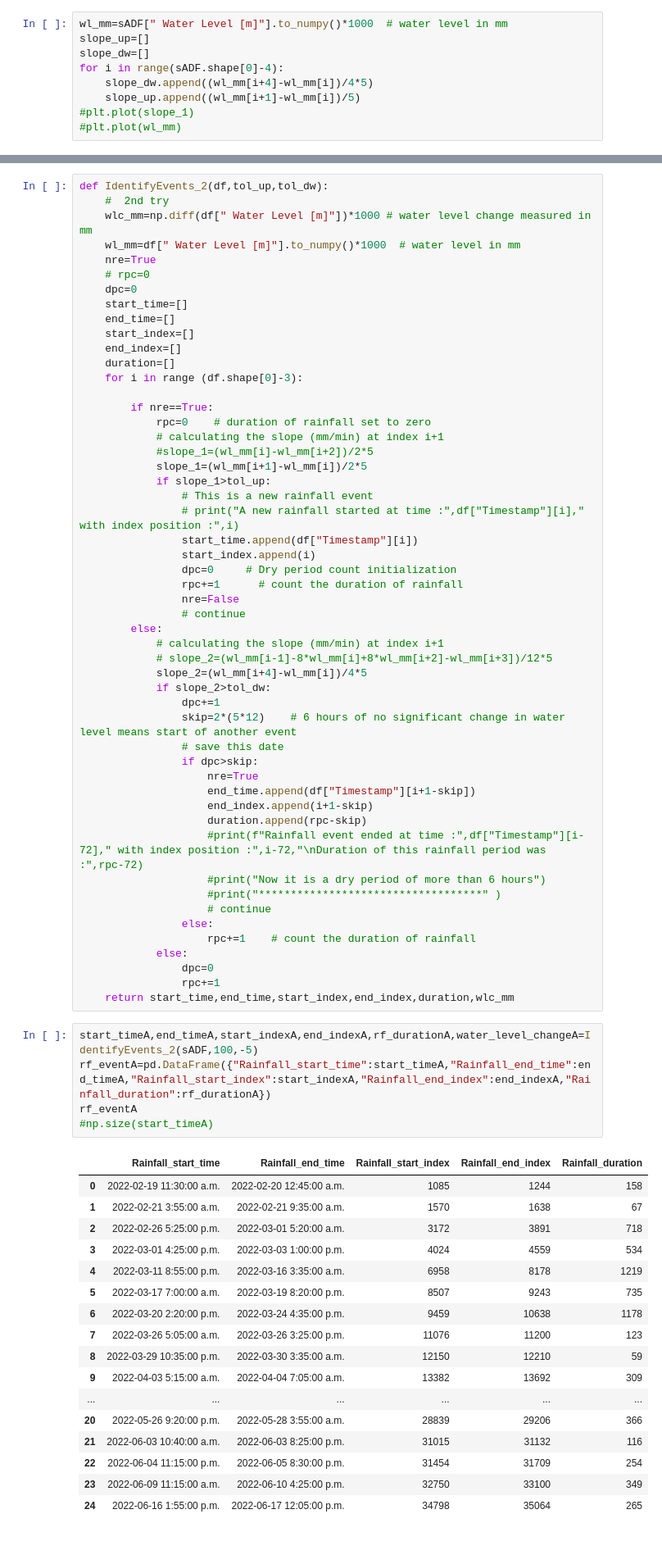
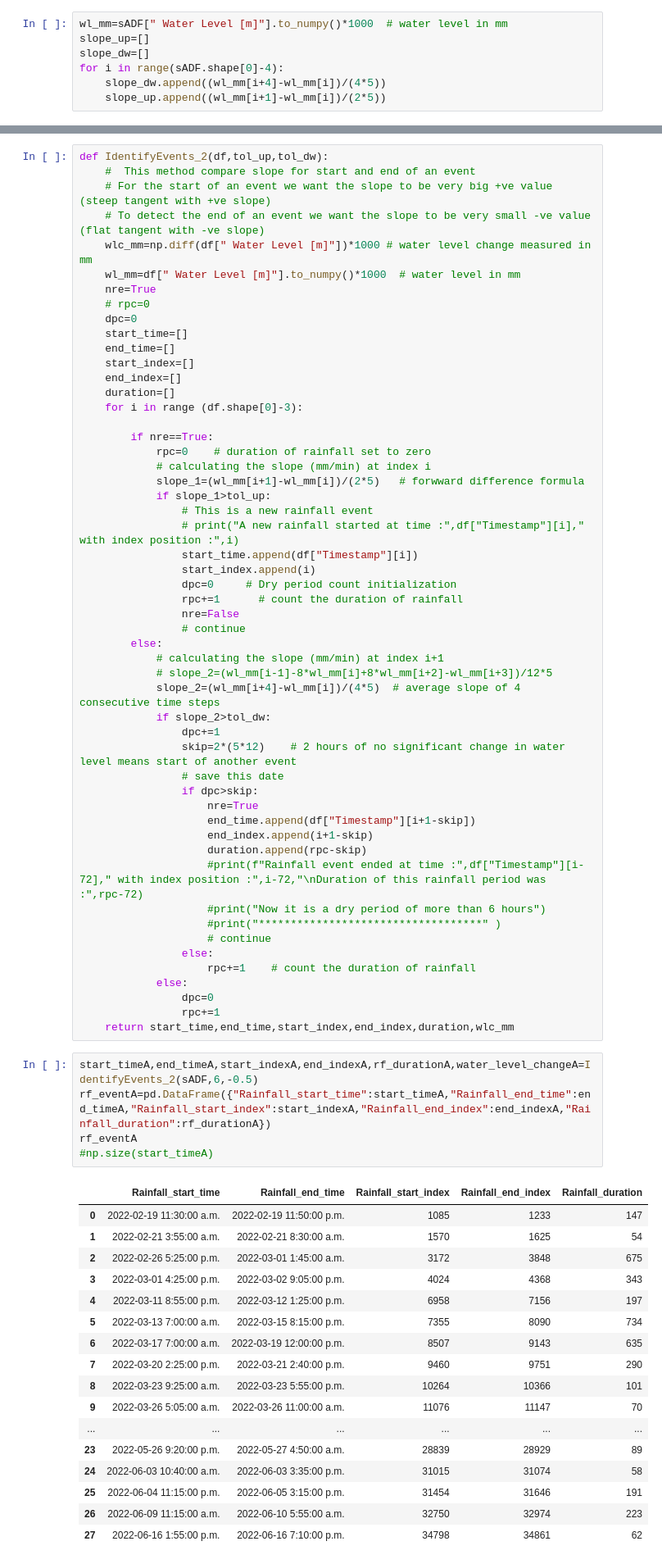
Before and after one commit to hasibum/m2pi22-Novion-Project, a Jupyter notebook: water_level_data.ipynb, the cells around one changed output, grey strips where cells are left out. Shown at 82% size. Saved outputs shown, nothing was run; the diff lists cells and outputs as text.

```diff
--- a/water_level_data.ipynb
+++ b/water_level_data.ipynb
@@ -64,10 +20,8 @@ wl_mm=sADF[" Water Level [m]"].to_numpy()*1000  # water level in mm
 slope_up=[]
 slope_dw=[]
 for i in range(sADF.shape[0]-4):
-    slope_dw.append((wl_mm[i+4]-wl_mm[i])/4*5)
-    slope_up.append((wl_mm[i+1]-wl_mm[i])/5)
-#plt.plot(slope_1)
-#plt.plot(wl_mm)
+    slope_dw.append((wl_mm[i+4]-wl_mm[i])/(4*5))
+    slope_up.append((wl_mm[i+1]-wl_mm[i])/(2*5))
 # %%
 plt.hist(slope_dw)
 # %% [output]
@@ -89,6 +43,8 @@ plt.hist(slope_up)
 # %%
 def IdentifyEvents_2(df,tol_up,tol_dw):
-    #  2nd try
+    #  This method compare slope for start and end of an event
+    # For the start of an event we want the slope to be very big +ve value (steep tangent with +ve slope)
+    # To detect the end of an event we want the slope to be very small -ve value (flat tangent with -ve slope)
     wlc_mm=np.diff(df[" Water Level [m]"])*1000 # water level change measured in mm
     wl_mm=df[" Water Level [m]"].to_numpy()*1000  # water level in mm
     nre=True
@@ -103,9 +59,8 @@ def IdentifyEvents_2(df,tol_up,tol_dw):
 
         if nre==True:
             rpc=0    # duration of rainfall set to zero
-            # calculating the slope (mm/min) at index i+1
-            #slope_1=(wl_mm[i]-wl_mm[i+2])/2*5
-            slope_1=(wl_mm[i+1]-wl_mm[i])/2*5
+            # calculating the slope (mm/min) at index i
+            slope_1=(wl_mm[i+1]-wl_mm[i])/(2*5)   # forwward difference formula
             if slope_1>tol_up:
                 # This is a new rainfall event
                 # print("A new rainfall started at time :",df["Timestamp"][i]," with index position :",i)
@@ -118,10 +73,10 @@ def IdentifyEvents_2(df,tol_up,tol_dw):
         else:
             # calculating the slope (mm/min) at index i+1
             # slope_2=(wl_mm[i-1]-8*wl_mm[i]+8*wl_mm[i+2]-wl_mm[i+3])/12*5
-            slope_2=(wl_mm[i+4]-wl_mm[i])/4*5
+            slope_2=(wl_mm[i+4]-wl_mm[i])/(4*5)  # average slope of 4 consecutive time steps
             if slope_2>tol_dw:
                 dpc+=1
-                skip=2*(5*12)    # 6 hours of no significant change in water level means start of another event
+                skip=2*(5*12)    # 2 hours of no significant change in water level means start of another event
                 # save this date
                 if dpc>skip:
                     nre=True
@@ -139,28 +94,28 @@ def IdentifyEvents_2(df,tol_up,tol_dw):
                 rpc+=1
     return start_time,end_time,start_index,end_index,duration,wlc_mm
 # %%
-start_timeA,end_timeA,start_indexA,end_indexA,rf_durationA,water_level_changeA=IdentifyEvents_2(sADF,100,-5)
+start_timeA,end_timeA,start_indexA,end_indexA,rf_durationA,water_level_changeA=IdentifyEvents_2(sADF,6,-0.5)
 rf_eventA=pd.DataFrame({"Rainfall_start_time":start_timeA,"Rainfall_end_time":end_timeA,"Rainfall_start_index":start_indexA,"Rainfall_end_index":end_indexA,"Rainfall_duration":rf_durationA})
 rf_eventA
 #np.size(start_timeA)
 # %% [output]
 |  | Rainfall_start_time | Rainfall_end_time | Rainfall_start_index | Rainfall_end_index | Rainfall_duration |
-| 0 | 2022-02-19 11:30:00 a.m. | 2022-02-20 12:45:00 a.m. | 1085 | 1244 | 158 |
-| 1 | 2022-02-21 3:55:00 a.m. | 2022-02-21 9:35:00 a.m. | 1570 | 1638 | 67 |
-| 2 | 2022-02-26 5:25:00 p.m. | 2022-03-01 5:20:00 a.m. | 3172 | 3891 | 718 |
-| 3 | 2022-03-01 4:25:00 p.m. | 2022-03-03 1:00:00 p.m. | 4024 | 4559 | 534 |
-| 4 | 2022-03-11 8:55:00 p.m. | 2022-03-16 3:35:00 a.m. | 6958 | 8178 | 1219 |
-| 5 | 2022-03-17 7:00:00 a.m. | 2022-03-19 8:20:00 p.m. | 8507 | 9243 | 735 |
-| 6 | 2022-03-20 2:20:00 p.m. | 2022-03-24 4:35:00 p.m. | 9459 | 10638 | 1178 |
-| 7 | 2022-03-26 5:05:00 a.m. | 2022-03-26 3:25:00 p.m. | 11076 | 11200 | 123 |
-| 8 | 2022-03-29 10:35:00 p.m. | 2022-03-30 3:35:00 a.m. | 12150 | 12210 | 59 |
-| 9 | 2022-04-03 5:15:00 a.m. | 2022-04-04 7:05:00 a.m. | 13382 | 13692 | 309 |
+| 0 | 2022-02-19 11:30:00 a.m. | 2022-02-19 11:50:00 p.m. | 1085 | 1233 | 147 |
+| 1 | 2022-02-21 3:55:00 a.m. | 2022-02-21 8:30:00 a.m. | 1570 | 1625 | 54 |
+| 2 | 2022-02-26 5:25:00 p.m. | 2022-03-01 1:45:00 a.m. | 3172 | 3848 | 675 |
+| 3 | 2022-03-01 4:25:00 p.m. | 2022-03-02 9:05:00 p.m. | 4024 | 4368 | 343 |
+| 4 | 2022-03-11 8:55:00 p.m. | 2022-03-12 1:25:00 p.m. | 6958 | 7156 | 197 |
+| 5 | 2022-03-13 7:00:00 a.m. | 2022-03-15 8:15:00 p.m. | 7355 | 8090 | 734 |
+| 6 | 2022-03-17 7:00:00 a.m. | 2022-03-19 12:00:00 p.m. | 8507 | 9143 | 635 |
+| 7 | 2022-03-20 2:25:00 p.m. | 2022-03-21 2:40:00 p.m. | 9460 | 9751 | 290 |
+| 8 | 2022-03-23 9:25:00 a.m. | 2022-03-23 5:55:00 p.m. | 10264 | 10366 | 101 |
+| 9 | 2022-03-26 5:05:00 a.m. | 2022-03-26 11:00:00 a.m. | 11076 | 11147 | 70 |
 | ... | ... | ... | ... | ... | ... |
-| 20 | 2022-05-26 9:20:00 p.m. | 2022-05-28 3:55:00 a.m. | 28839 | 29206 | 366 |
-| 21 | 2022-06-03 10:40:00 a.m. | 2022-06-03 8:25:00 p.m. | 31015 | 31132 | 116 |
-| 22 | 2022-06-04 11:15:00 p.m. | 2022-06-05 8:30:00 p.m. | 31454 | 31709 | 254 |
-| 23 | 2022-06-09 11:15:00 a.m. | 2022-06-10 4:25:00 p.m. | 32750 | 33100 | 349 |
-| 24 | 2022-06-16 1:55:00 p.m. | 2022-06-17 12:05:00 p.m. | 34798 | 35064 | 265 |
+| 23 | 2022-05-26 9:20:00 p.m. | 2022-05-27 4:50:00 a.m. | 28839 | 28929 | 89 |
+| 24 | 2022-06-03 10:40:00 a.m. | 2022-06-03 3:35:00 p.m. | 31015 | 31074 | 58 |
+| 25 | 2022-06-04 11:15:00 p.m. | 2022-06-05 3:15:00 p.m. | 31454 | 31646 | 191 |
+| 26 | 2022-06-09 11:15:00 a.m. | 2022-06-10 5:55:00 a.m. | 32750 | 32974 | 223 |
+| 27 | 2022-06-16 1:55:00 p.m. | 2022-06-16 7:10:00 p.m. | 34798 | 34861 | 62 |
 # %%
 water_level=sADF[" Water Level [m]"].to_numpy()*1000  # water level in mm
 plt.figure(figsize=(40, 30))
```
Also changed, not shown: parts of 40 cells of this notebook.
